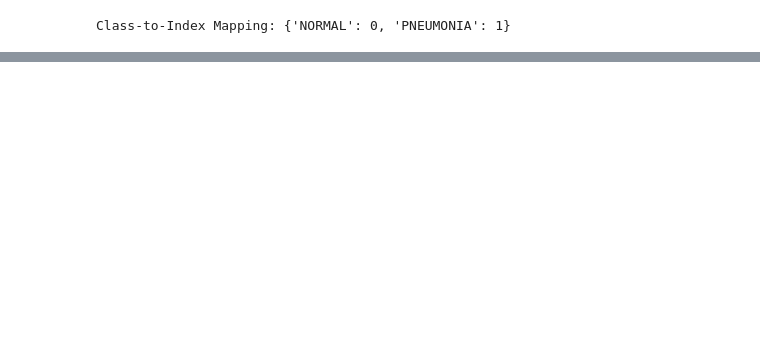
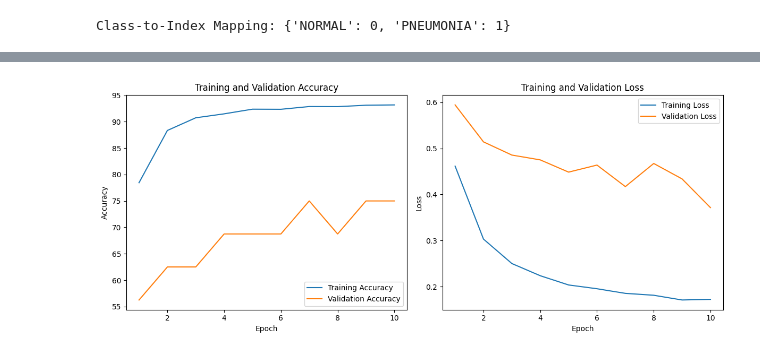
Before and after one commit to jbrent00/Senior-Design-Project, a Jupyter notebook: Senior_Design.ipynb, the cells around one changed output, grey strips where cells are left out. Saved outputs shown, nothing was run; the diff lists cells and outputs as text; code cells hidden in the pictures; blank space fills up the shorter version.

```diff
--- a/Senior_Design.ipynb
+++ b/Senior_Design.ipynb
@@ -188,6 +294,12 @@ optimizer = optim.Adam(model.parameters(), lr=0.0001)
 # compute the loss, update the models weights, and validate using validation set.
 
 def train_model(model, train_loader, val_loader, criterion, optimizer, num_epochs=5):
+    train_losses = []
+    train_accs = []
+    val_losses = []
+    val_accs = []
+
+
     for epoch in range(num_epochs):
         model.train()  # Set model to training mode
         running_loss = 0.0
@@ -207,8 +319,10 @@ def train_model(model, train_loader, val_loader, criterion, optimizer, num_epoch
             total += labels.size(0)
             correct += (predicted == labels).sum().item()
 
-        train_acc = 100 * correct / total
+        train_acc = 100 * (correct / total)
         avg_loss = running_loss / len(train_loader)
+        train_losses.append(avg_loss)
+        train_accs.append(train_acc)
 
         # Validation phase
         model.eval()  # Set model to evaluation mode
@@ -223,13 +337,14 @@ def train_model(model, train_loader, val_loader, criterion, optimizer, num_epoch
                 val_total += labels.size(0)
                 val_correct += (predicted == labels).sum().item()
 
-        val_acc = 100 * val_correct / val_total
+        val_acc = 100 * (val_correct / val_total)
         val_avg_loss = val_loss / len(val_loader)
+        val_losses.append(val_avg_loss)
+        val_accs.append(val_acc)
 
         print(f"Epoch [{epoch+1}/{num_epochs}] - Loss: {avg_loss:.4f}, Acc: {train_acc:.2f}% | Val Loss: {val_avg_loss:.4f}, Val Acc: {val_acc:.2f}%")
 
-    print("Training complete!")
+    return train_losses, train_accs, val_losses, val_accs # Return performance metrics
 # %%
-# Run the training function
-train_model(model, train_loader, val_loader, criterion, optimizer, num_epochs=5)
+train_losses, train_accs, val_losses, val_accs = train_model(model, train_loader, val_loader, criterion, optimizer, num_epochs=10)
 # %% [output]
@@ -241,0 +361,34 @@ Training complete!
+# %%
+import matplotlib.pyplot as plt
+
+def plot_performance(train_losses, train_accs, val_losses, val_accs):
+    """Plots training and validation accuracy/loss vs. epoch."""
+
+    epochs = range(1, len(train_losses) + 1)
+
+    # Plot Accuracy
+    plt.figure(figsize=(12, 5))
+    plt.subplot(1, 2, 1)
+    plt.plot(epochs, train_accs, label='Training Accuracy')
+    plt.plot(epochs, val_accs, label='Validation Accuracy')
+    plt.title('Training and Validation Accuracy')
+    plt.xlabel('Epoch')
+    plt.ylabel('Accuracy')
+    plt.legend()
+
+    # Plot Loss
+    plt.subplot(1, 2, 2)
+    plt.plot(epochs, train_losses, label='Training Loss')
+    plt.plot(epochs, val_losses, label='Validation Loss')
+    plt.title('Training and Validation Loss')
+    plt.xlabel('Epoch')
+    plt.ylabel('Loss')
+    plt.legend()
+
+    plt.tight_layout()  # Adjust layout for better spacing
+    plt.show()
+
+# Call the plotting function
+plot_performance(train_losses, train_accs, val_losses, val_accs)
+# %% [output]
+[figure, added]
```
Also changed, not shown: parts of 22 cells of this notebook.
